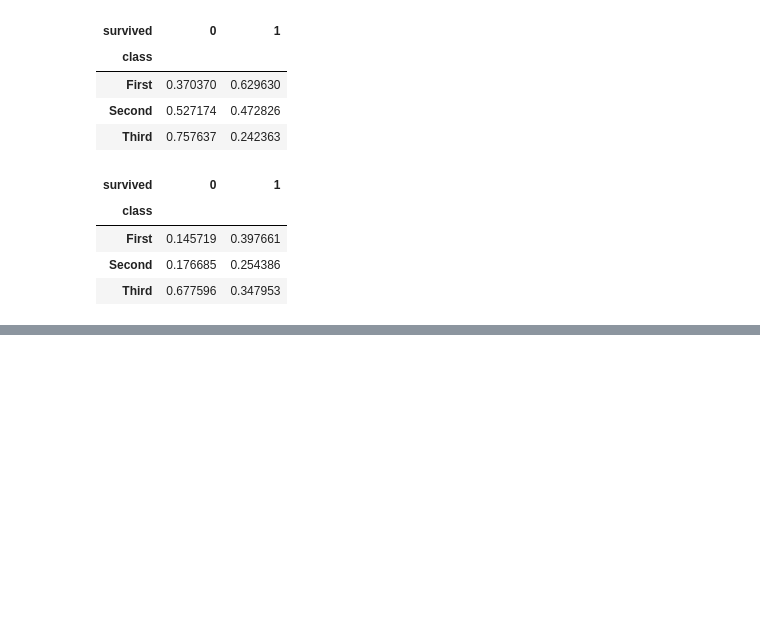
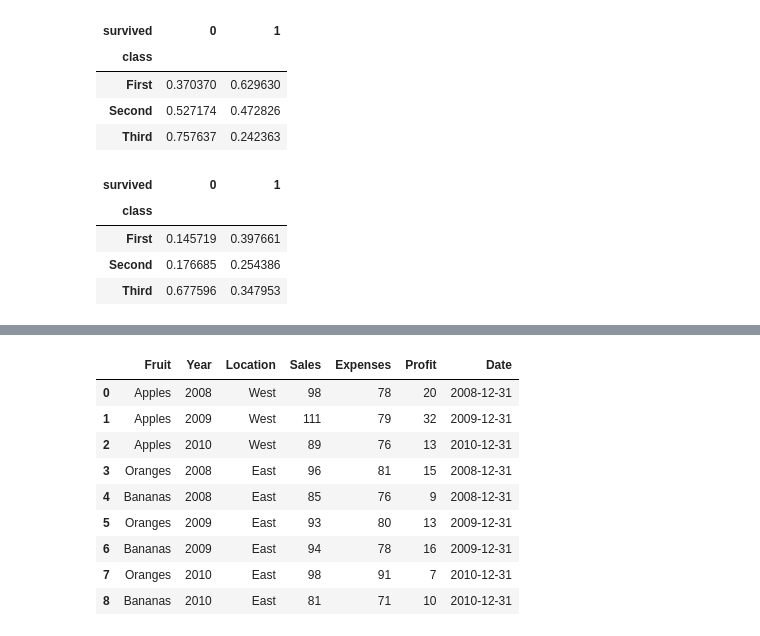
Before and after one commit to blackbutterfly0852/ADP_PRACTICE, a Jupyter notebook: 221026_데이터핸들링.ipynb, the cells around one changed output, grey strips where cells are left out. Cells and saved outputs as stored; diff of their text form; code cells hidden in the pictures; blank space fills up the shorter version.

```diff
--- a/221026_데이터핸들링.ipynb
+++ b/221026_데이터핸들링.ipynb
@@ -859,0 +911,15 @@ pd.crosstab(df['class'], df['survived'], normalize = 'columns') # 열 끼리 상
+# %%
+## 22-3) pivot + aggfunc
+df = pd.read_csv('data/Fruits.csv')
+df
+# %% [output]
+|  | Fruit | Year | Location | Sales | Expenses | Profit | Date |
+| 0 | Apples | 2008 | West | 98 | 78 | 20 | 2008-12-31 |
+| 1 | Apples | 2009 | West | 111 | 79 | 32 | 2009-12-31 |
+| 2 | Apples | 2010 | West | 89 | 76 | 13 | 2010-12-31 |
+| 3 | Oranges | 2008 | East | 96 | 81 | 15 | 2008-12-31 |
+| 4 | Bananas | 2008 | East | 85 | 76 | 9 | 2008-12-31 |
+| 5 | Oranges | 2009 | East | 93 | 80 | 13 | 2009-12-31 |
+| 6 | Bananas | 2009 | East | 94 | 78 | 16 | 2009-12-31 |
+| 7 | Oranges | 2010 | East | 98 | 91 | 7 | 2010-12-31 |
+| 8 | Bananas | 2010 | East | 81 | 71 | 10 | 2010-12-31 |
```
Also changed, not shown: parts of 5 cells of this notebook.
